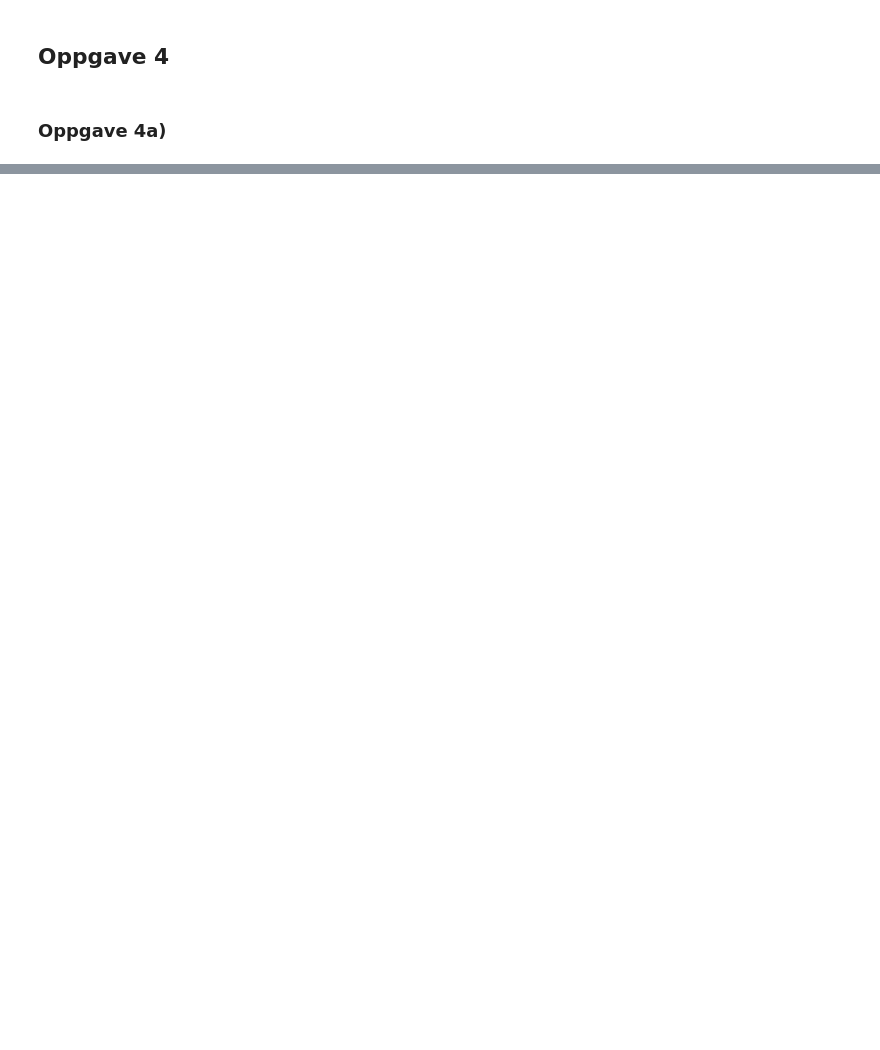
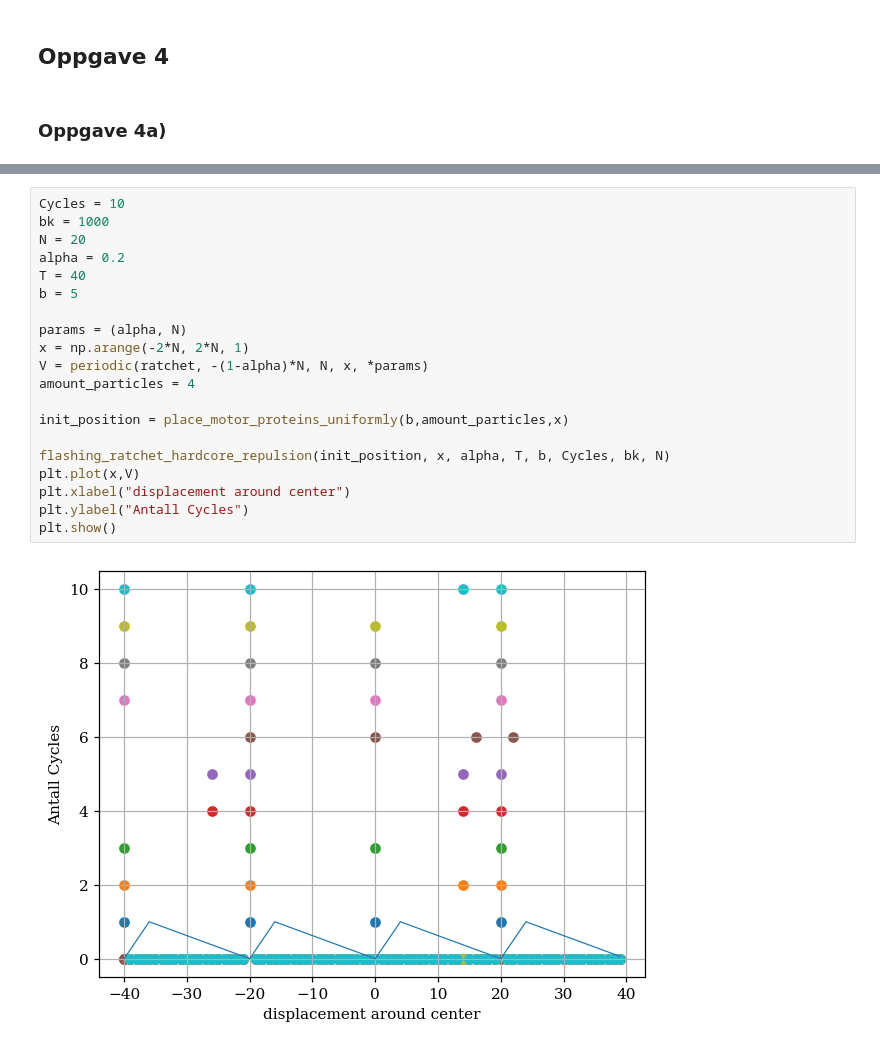
Before and after one commit to nikolaiborbe/VITBER_prosjekt2, a Jupyter notebook: Prosjekt2.ipynb, the cells around one changed output, grey strips where cells are left out. Saved outputs shown, nothing was run; the diff lists cells and outputs as text; blank space fills up the shorter version.

```diff
--- a/Prosjekt2.ipynb
+++ b/Prosjekt2.ipynb
@@ -852,0 +1043,22 @@ place_motor_proteins(2)
+# %%
+Cycles = 10
+bk = 1000
+N = 20
+alpha = 0.2
+T = 40
+b = 5
+
+params = (alpha, N)
+x = np.arange(-2*N, 2*N, 1)
+V = periodic(ratchet, -(1-alpha)*N, N, x, *params)
+amount_particles = 4
+
+init_position = place_motor_proteins_uniformly(b,amount_particles,x)
+
+flashing_ratchet_hardcore_repulsion(init_position, x, alpha, T, b, Cycles, bk, N)
+plt.plot(x,V)
+plt.xlabel("displacement around center")
+plt.ylabel("Antall Cycles")
+plt.show()
+# %% [output]
+[figure, added]
```
Also changed, not shown: parts of 18 cells of this notebook.
